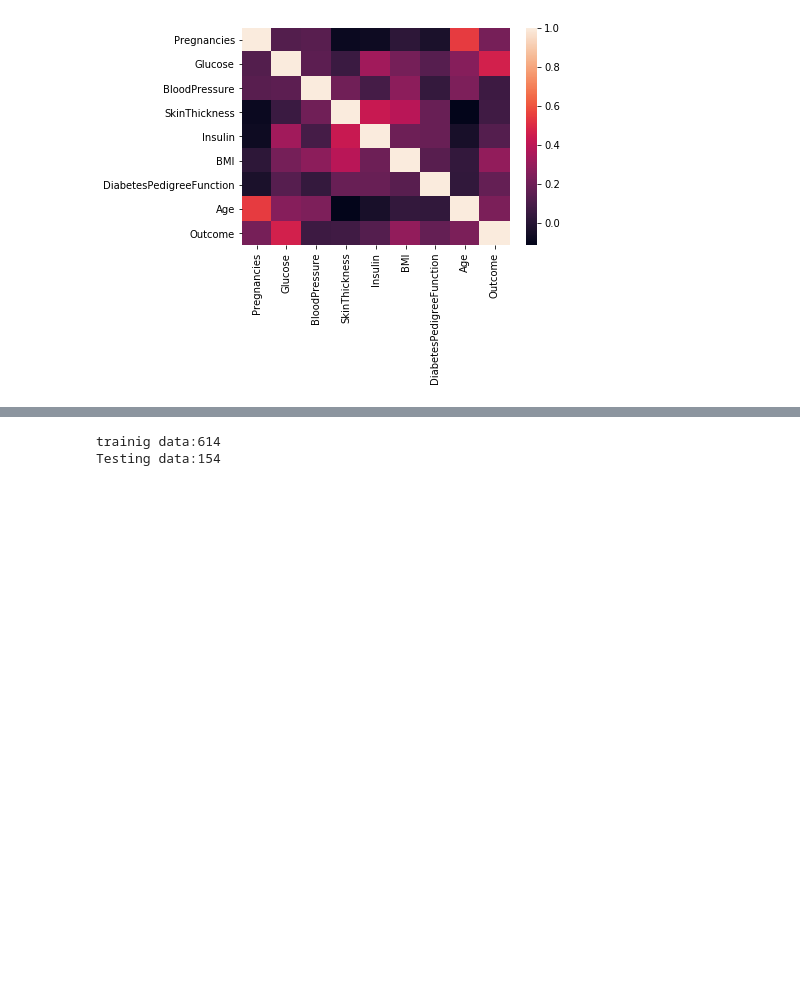
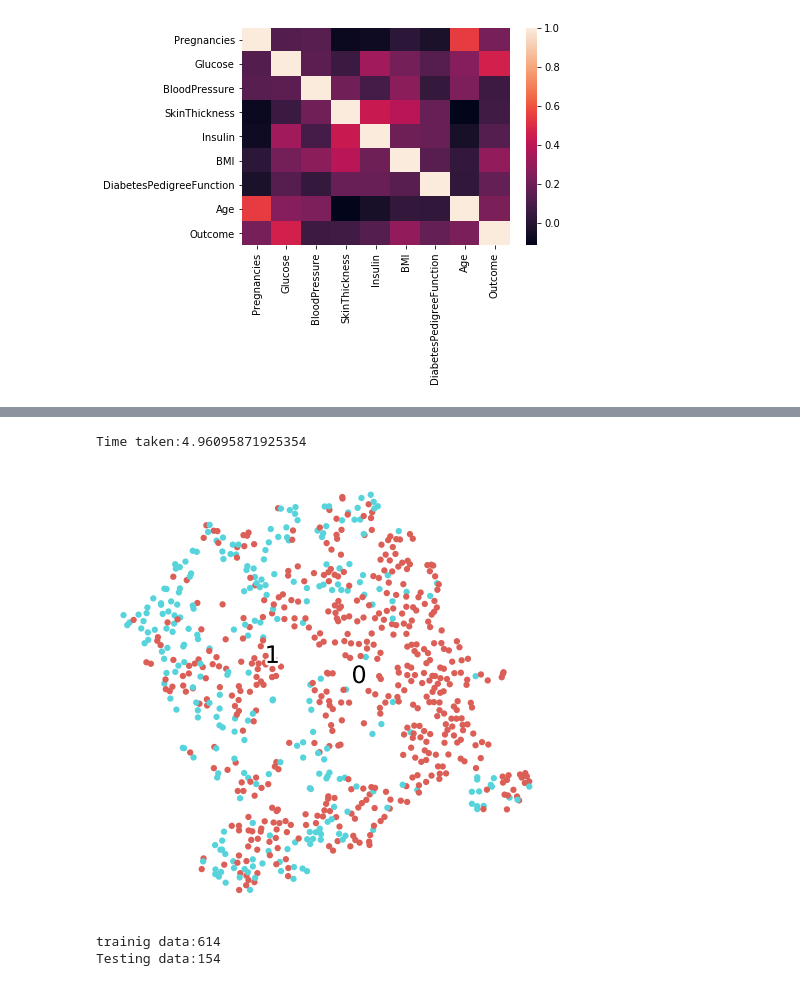
Before and after one commit to Aayushktyagi/DeepLearning_Resources, a Jupyter notebook: Svm.ipynb, the cells around one changed output, grey strips where cells are left out. Saved outputs shown, nothing was run; the diff lists cells and outputs as text; code cells hidden in the pictures; blank space fills up the shorter version.

```diff
--- a/Svm.ipynb
+++ b/Svm.ipynb
@@ -103,4 +103,12 @@ Time taken:4.916785955429077
 [figure]
+# %%
+scaler = preprocessing.StandardScaler()
+diabetes_scaled = scaler.fit_transform(diabetes)
+# %%
+dim_reduction(diabetes_scaled)
+# %% [output]
+Time taken:4.96095871925354
+[figure, added]
 # %%
 #Test train Split
 X_train, X_test , Y_train , Y_test = train_test_split(diabetes, label ,test_size = 0.2)
```
Also changed, not shown: parts of 9 cells of this notebook.
